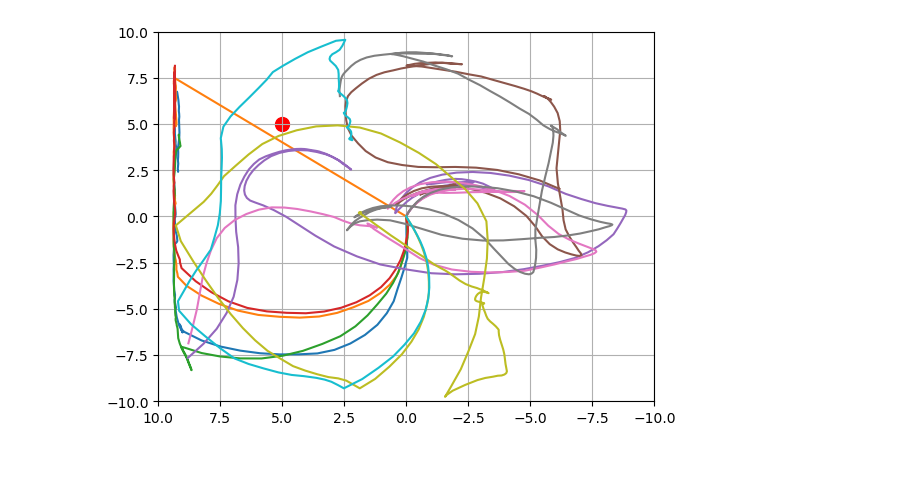
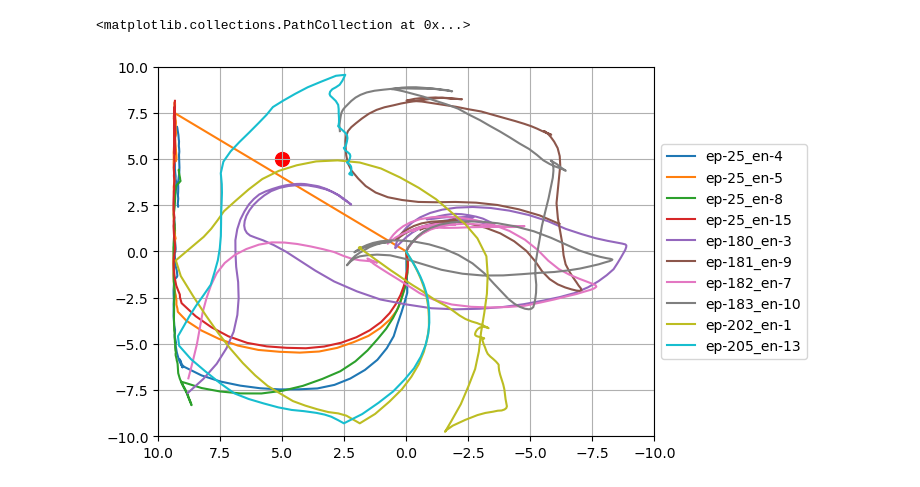
Before and after one commit to MeWoash/rl_project, a Jupyter notebook: src/test.ipynb, the cells around one changed output. Saved outputs shown, nothing was run; the diff lists cells and outputs as text; code cells hidden in the pictures.

```diff
--- a/src/test.ipynb
+++ b/src/test.ipynb
@@ -10,7 +10,5 @@ from ModelTools.PostProcess import *
 episode_summary_path = rf"D:\kody\rl_project\out\logs\A2C\A2C_1\episodes_summary.csv"
 episode_all_path = rf"D:\kody\rl_project\out\logs\A2C\A2C_1\episodes_all.csv"
 
-df_summary = pd.read_csv(episode_summary_path, index_col=False)
-df_all = pd.read_csv(episode_all_path, index_col=False)
-df_all.set_index(['episode','env'], inplace=True, drop=True)
-df_all
+df_summary = pd.read_csv(episode_summary_path, index_col=['episode','env'])
+df_all = pd.read_csv(episode_all_path, index_col=['episode','env'])
@@ -47,11 +15,8 @@ summed = grouped.sum().sort_values('reward', ascending=False)
 # %%
-from cProfile import label
-
-indexes = summed[:10].index.to_list()
-best_traces = df_all.loc[indexes]
-
-fig, axs = plot_trajectory(best_traces)
+best = get_n_best_rewards(df_all, 10)
+fig, axs = plot_trajectory(best)
 axs.scatter(5,5, c='r', s=100)
-axs.legend().remove()
+# axs.legend().remove()
 # %% [output]
+<matplotlib.collections.PathCollection at 0x...>
-[figure, old version]
+[figure, new version]
```
Also changed, not shown: parts of 5 cells of this notebook.
